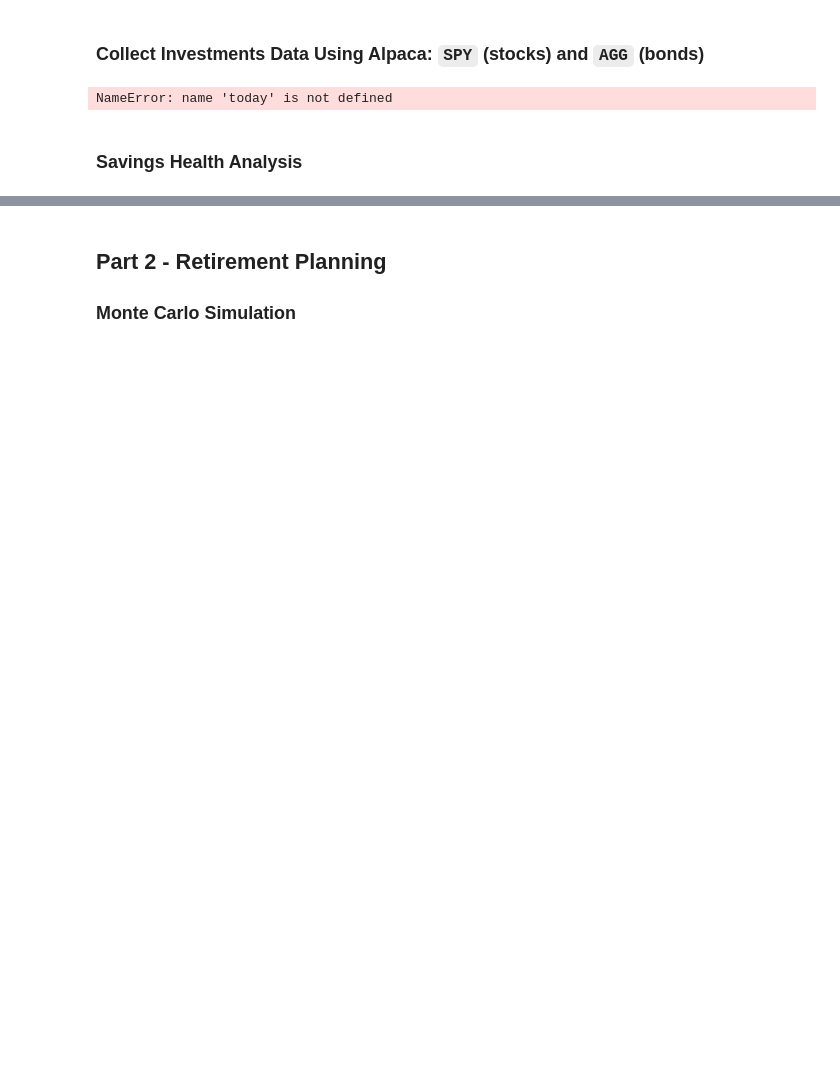
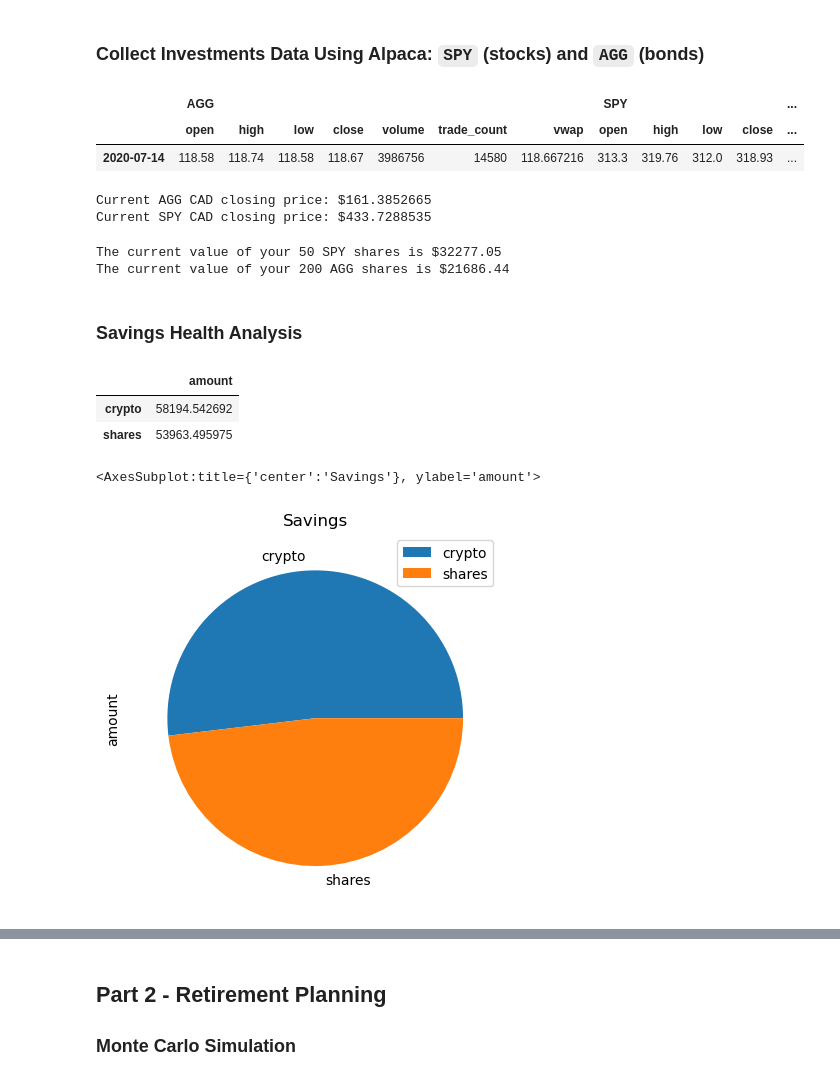
Before and after one commit to Forensicom/Bootcamp, a Jupyter notebook: InClassPracticals/Module5_APIs/financial-planner.ipynb, the cells around one changed output, grey strips where cells are left out. Drawn from its saved outputs; the diff is of its cells as text; code cells hidden in the pictures; blank space fills up the shorter version.

```diff
--- a/InClassPracticals/Module5_APIs/financial-planner.ipynb
+++ b/InClassPracticals/Module5_APIs/financial-planner.ipynb
@@ -84,9 +65,9 @@ alpaca_secret_key = os.getenv("ALPACA_SECRET_KEY")
 # Create the Alpaca API object
 alpaca_api = tradeapi.REST(alpaca_api_key, alpaca_secret_key, api_version="v2")
 # %%
-# Format current date as ISO format ******************************************
-start = pd.Timestamp("2019-07-14", tz="America/New_York").isoformat()
-end = pd.Timestamp("2019-07-14", tz="America/New_York").isoformat()
+# Format current date as ISO format
+today = pd.Timestamp("2020-07-14", tz="America/New_York").isoformat()
+
 # Set the tickers
 tickers = ["AGG", "SPY"]
 
@@ -94,17 +75,13 @@ tickers = ["AGG", "SPY"]
 timeframe = "1Day"
 
 # Get current closing prices for SPY and AGG
-df_portfolio = alpaca_api.get_bars(
-    tickers,
-    timeframe,
-    start = today,
-    end = today
-).df
+df_portfolio = alpaca_api.get_bars(tickers, timeframe, start = today, end = today).df
+df_portfolio.index = df_portfolio.index.date
 
 # Reorganize the DataFrame
 # Separate ticker data
-AGG = df_ticker[df_ticker['symbol']=='AGG'].drop('symbol', axis=1)
-SPY = df_ticker[df_ticker['symbol']=='SPY'].drop('symbol', axis=1)
+AGG = df_portfolio[df_portfolio['symbol']=='AGG'].drop('symbol', axis=1)
+SPY = df_portfolio[df_portfolio['symbol']=='SPY'].drop('symbol', axis=1)
 
 # Concatenate the ticker DataFrames
 df_ticker = pd.concat([AGG, SPY],axis=1, keys=['AGG','SPY'])
@@ -112,41 +89,67 @@ df_ticker = pd.concat([AGG, SPY],axis=1, keys=['AGG','SPY'])
 # Preview DataFrame
 df_ticker.head(10)
 # %% [output]
-NameError: name 'today' is not defined
+|  | AGG |  |  |  |  |  |  | SPY |  |  |  | ... |
+|  | open | high | low | close | volume | trade_count | vwap | open | high | low | close | ... |
+| 2020-07-14 | 118.58 | 118.74 | 118.58 | 118.67 | 3986756 | 14580 | 118.667216 | 313.3 | 319.76 | 312.0 | 318.93 | ... |
 # %%
 # Pick AGG and SPY close prices
-# YOUR CODE HERE!
-agg_close_price = df_ticker['Close']
-spy_close_price =
 
-# Print AGG and SPY close prices
-print(f"Current AGG closing price: ${agg_close_price}")
-print(f"Current SPY closing price: ${spy_close_price}")
+agg_close_price = df_ticker["AGG"]['close'].values[0]
+spy_close_price = df_ticker['SPY']['close'].values[0]
+
+# Convert values from US to CAD
+US_to_CAD_Rate = 1.35995
+agg_close_price = agg_close_price * US_to_CAD_Rate
+spy_close_price = spy_close_price * US_to_CAD_Rate
+
+print(f"Current AGG CAD closing price: ${agg_close_price}")
+print(f"Current SPY CAD closing price: ${spy_close_price}")
+# %% [output]
+Current AGG CAD closing price: $161.3852665
+Current SPY CAD closing price: $433.7288535
 # %%
 # Compute the current value of shares
-my_spy_value =
-my_agg_value: =
-181230
+my_spy_value = agg_close_price * my_agg
+my_agg_value = spy_close_price * my_spy
+
 # Print current value of shares
 print(f"The current value of your {my_spy} SPY shares is ${my_spy_value:0.2f}")
 print(f"The current value of your {my_agg} AGG shares is ${my_agg_value:0.2f}")
+# %% [output]
+The current value of your 50 SPY shares is $32277.05
+The current value of your 200 AGG shares is $21686.44
 # %% [markdown]
 ### Savings Health Analysis
 # %%
 # Set monthly household income
-# YOUR CODE HERE!
+monthly_income = 12000
 
 # Consolidate financial assets data
-# YOUR CODE HERE!
+my_crypto = my_btc_value + my_eth_value
+my_shares = my_agg_value + my_spy_value
+my_assets = my_shares + my_crypto
 
 # Create savings DataFrame
-# YOUR CODE HERE!
+df_savings = pd.DataFrame({
+    "amount": []
+})
+
+df_savings.loc["crypto"] = [my_crypto]
+df_savings.loc["shares"] = [my_shares]
 
 # Display savings DataFrame
-display(df_savings)
+df_savings
+# %% [output]
+|  | amount |
+| crypto | 58194.542692 |
+| shares | 53963.495975 |
 # %%
 # Plot savings pie chart
-# YOUR CODE HERE!
+df_savings.plot.pie(y="amount", title="Savings")
+# %% [output]
+<AxesSubplot:title={'center':'Savings'}, ylabel='amount'>
+[figure, added]
 # %%
 # Set ideal emergency fund
 emergency_fund = monthly_income * 3
```
Also changed, not shown: parts of 17 cells of this notebook.
